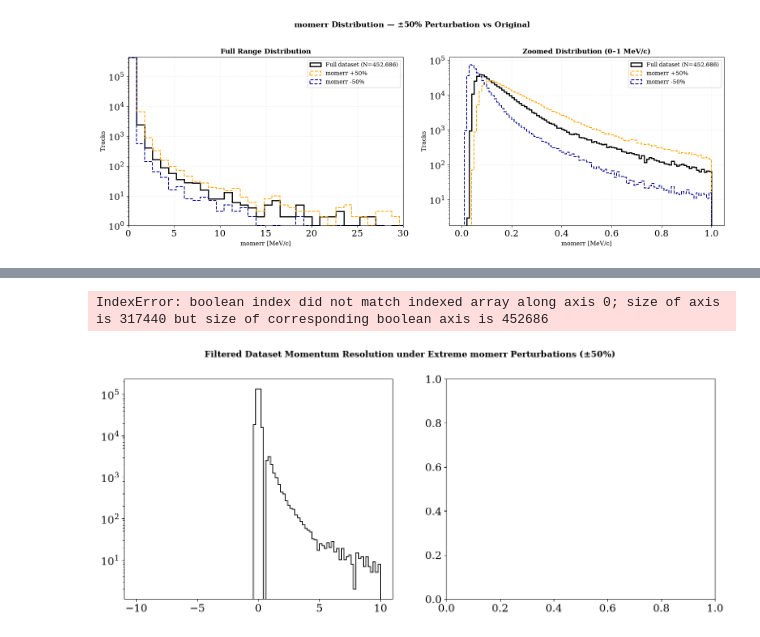
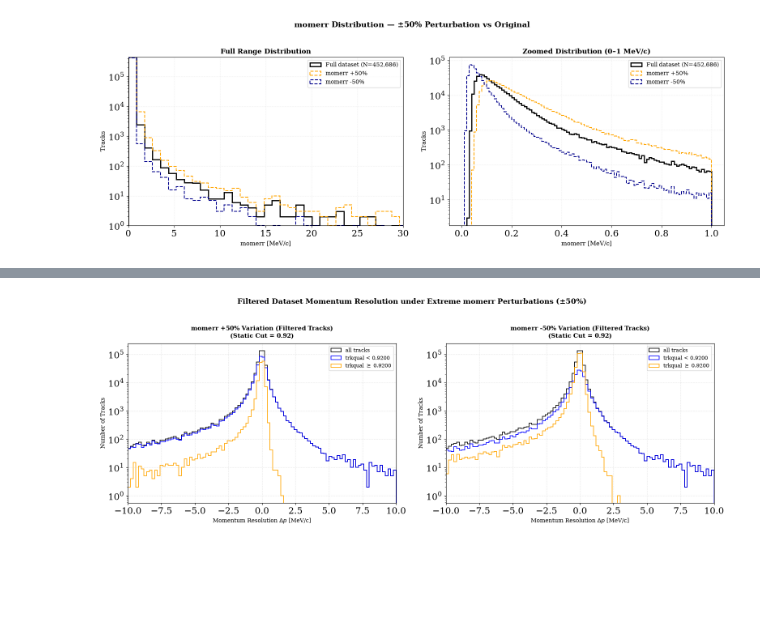
Before and after one commit to Malik-Farouh/Mu2e_XGboost_Project, a Jupyter notebook: TrkQual/03_momerr_robustness_analysis.ipynb, the cells around one changed output, grey strips where cells are left out. Cells and saved outputs as stored; diff of their text form; code cells hidden in the pictures; blank space fills up the shorter version.

```diff
--- a/TrkQual/03_momerr_robustness_analysis.ipynb
+++ b/TrkQual/03_momerr_robustness_analysis.ipynb
@@ -591,36 +530,0 @@ momerr -50%                 0.7548        5.34%     0.9985     0.139402       51
-# %%
-datasets = [
-    (y_pred_orig,    'Original',    'steelblue', 'step', 2.0),
-    (y_pred_up50,    'momerr +50%', 'orange',    'step', 1.5),
-    (y_pred_down50,  'momerr -50%', 'darkblue',  'step', 1.5),
-]
-
-fig, axes = plt.subplots(1, 2, figsize=(14, 6))
-fig.suptitle("BDT Score Distribution — Extreme momerr Perturbations (±50%)", fontsize=13, fontweight='bold', y=0.98)
-
-# 2. Loop through axes for full range vs zoomed view
-for ax, title, xlim in zip(axes,
-                           ['Full range (log scale)', 'Zoomed around cut'],
-                           [None, (0.85, 1.0)]):
-
-    for scores, label, color, htype, linewidth in datasets:
-        ax.hist(scores, bins=100, color=color, histtype=htype,
-                linewidth=linewidth, label=label, alpha=0.8)
-
-    # use the active global TRKQUAL_CUT constant
-    ax.axvline(TRKQUAL_CUT, color='black', linestyle='--',
-               linewidth=1.5, label=f'Baseline Cut = {TRKQUAL_CUT:.2f}')
-
-    ax.set_xlabel("BDT Score", fontsize=11)
-    ax.set_ylabel("Tracks", fontsize=11)
-    ax.set_title(title, fontsize=12)
-    ax.legend(fontsize=9, loc='upper left')
-    ax.grid(alpha=0.3)
-
-    if xlim:
-        ax.set_xlim(xlim)
-    else:
-        ax.set_yscale('log')
-
-plt.tight_layout()
-plt.show()
@@ -648,7 +648,7 @@ bkg_down50 = ((drift_mask_down50) & (y_true_loop == 0)).sum()
 delta_down50 = y_pred_down50 - y_pred_orig
 
 # 2. Plot generator block
-fig, axes = plt.subplots(1, 2, figsize=(13, 6.5))
+fig, axes = plt.subplots(1, 2, figsize=(16, 9))
 fig.suptitle("BDT Score: Original vs momerr Heavy Perturbations (±50%)", fontsize=14, fontweight='bold', y=0.98)
 
 for ax, title, xlim in zip(axes, ['Full range (log scale)', 'Zoomed around cut'], [None, (0.85, 1.0)]):
@@ -844,35 +872,34 @@ bin_range = (-10.0, 10.0)
 # 2. Initialize a clean 1x2 grid canvas
 fig, axes = plt.subplots(1, 2, figsize=(16, 6))
 fig.suptitle("Filtered Dataset Momentum Resolution under Extreme momerr Perturbations (±50%)",
              fontsize=13, fontweight='bold', y=0.98)
 
 # 3. Setup configurations matching the 50% dynamic cuts and prediction streams
 study_configs = [
     (axes[0], "momerr +50% Variation (Filtered Tracks)", y_pred_up50, 0.92),
     (axes[1], "momerr -50% Variation (Filtered Tracks)", y_pred_down50, 0.92)
 ]
 
 for ax, title, y_pred_variant, Static_cut in study_configs:
     # Plot smooth continuous step curves using your clean filtered track resolutions
-    ax.hist(mom_res_filtered, bins=n_bins, range=bin_range, log=True,
+    ax.hist(res_original, bins=n_bins, range=bin_range, log=True,
             histtype='step', color='black', linewidth=1.2, label='all tracks')
 
-    ax.hist(mom_res_filtered[y_pred_variant < Static_cut], bins=n_bins, range=bin_range, log=True,
+    ax.hist(res_original[y_pred_variant < Static_cut], bins=n_bins, range=bin_range, log=True,
             histtype='step', color='blue', linewidth=1.2, label=f'trkqual < {dynamic_cut:.4f}')
 
-    ax.hist(mom_res_filtered[y_pred_variant >= Static_cut], bins=n_bins, range=bin_range, log=True,
+    ax.hist(res_original[y_pred_variant >= Static_cut], bins=n_bins, range=bin_range, log=True,
             histtype='step', color='orange', linewidth=1.2, label=f'trkqual $\geq$ {Static_cut:.4f}')
 
     # Layout and text aesthetics
     ax.set_title(f"{title}\n(Static Cut = {Static_cut:.2f})", fontsize=11, fontweight='bold', pad=10)
     ax.set_xlabel("Momentum Resolution $\Delta p$ [MeV/c]", fontsize=10)
     ax.set_ylabel("Number of Tracks", fontsize=10)
     ax.set_xlim(bin_range)
     ax.legend(loc='upper right', fontsize=9)
     ax.grid(True, linestyle=':', alpha=0.5)
 
 plt.tight_layout()
 plt.show()
 # %% [output]
-IndexError: boolean index did not match indexed array along axis 0; size of axis is 317440 but size of corresponding boolean axis is 452686
-[figure, old version]
+[figure, new version]
```
Also changed, not shown: parts of 9 cells of this notebook, 1 other file.
